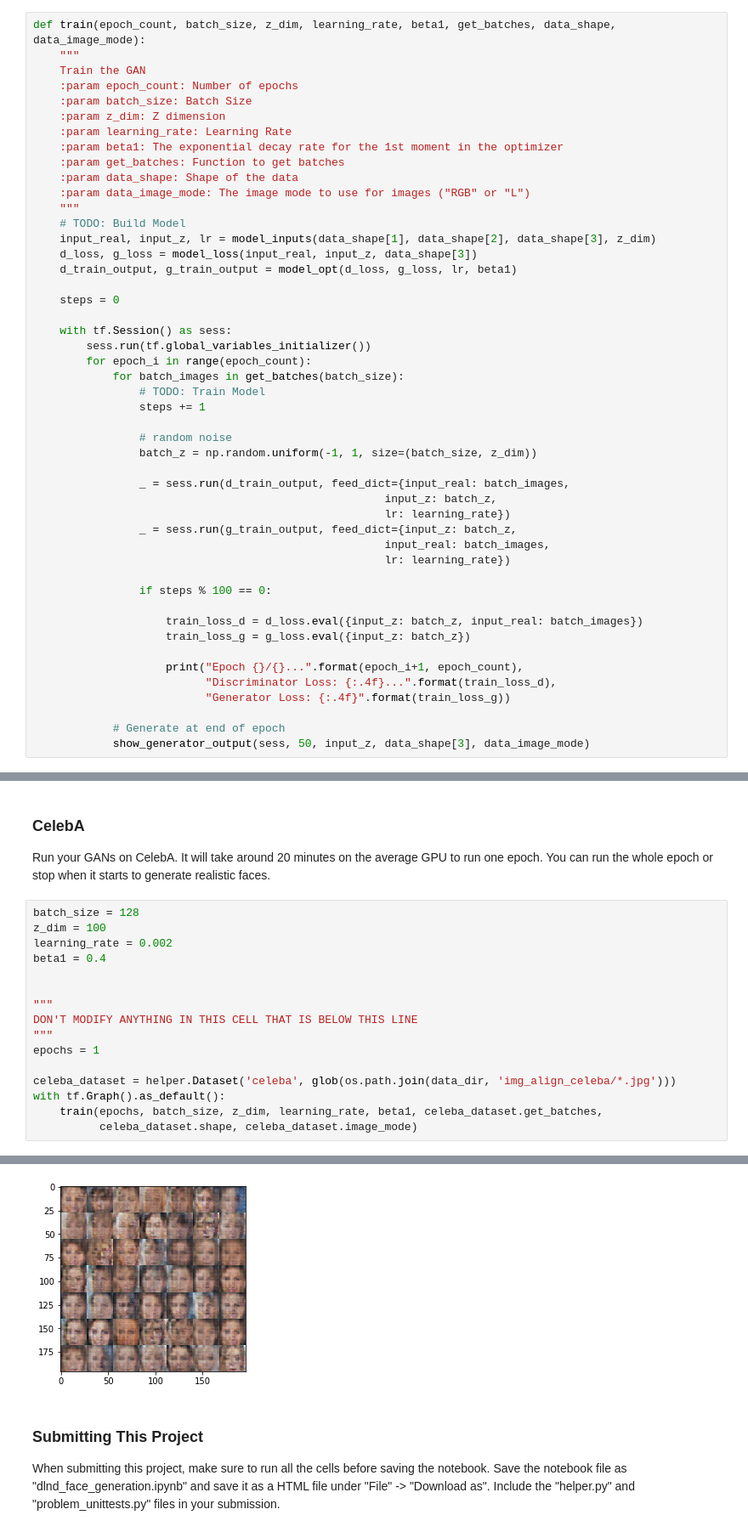
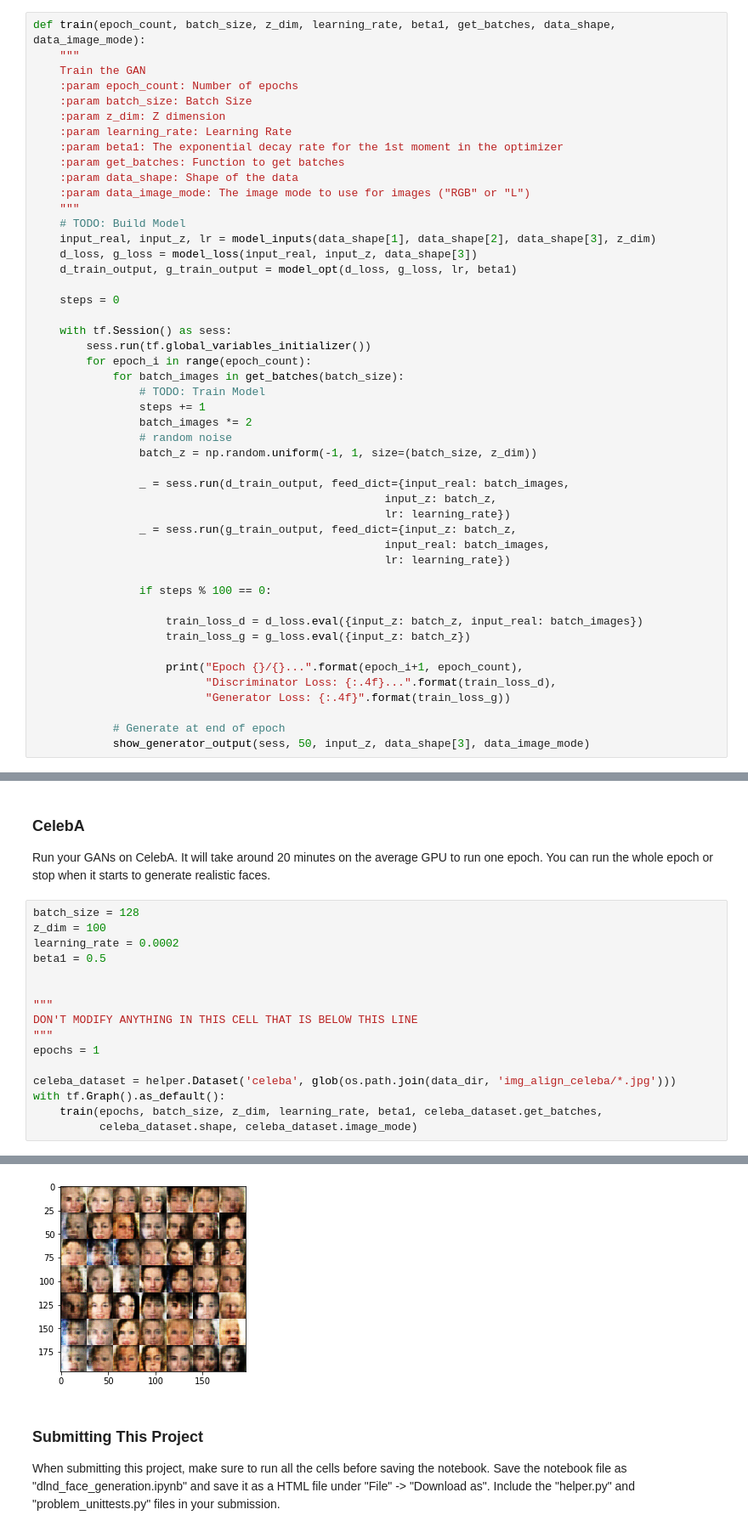
Before and after one commit to Ruofei29/Udactiy-Deep-Learning-Nanodegree, a Jupyter notebook: P5 Face Generation/dlnd_face_generation.ipynb, the cells around one changed output, grey strips where cells are left out. Shown at 85% size. Cells and saved outputs as stored; diff of their text form.

```diff
--- a/P5 Face Generation/dlnd_face_generation.ipynb
+++ b/P5 Face Generation/dlnd_face_generation.ipynb
@@ -354,7 +354,7 @@ def train(epoch_count, batch_size, z_dim, learning_rate, beta1, get_batches, dat
             for batch_images in get_batches(batch_size):
                 # TODO: Train Model
                 steps += 1
-
+                batch_images *= 2
                 # random noise
                 batch_z = np.random.uniform(-1, 1, size=(batch_size, z_dim))
 
@@ -422,8 +422,8 @@ Run your GANs on CelebA.  It will take around 20 minutes on the average GPU to r
 # %%
 batch_size = 128
 z_dim = 100
-learning_rate = 0.002
-beta1 = 0.4
+learning_rate = 0.0002
+beta1 = 0.5
 
 
 """
@@ -454,4 +454,4 @@ Epoch 1/1... Discriminator Loss: 1.2698... Generator Loss: 0.4395
-[figure, old version]
+[figure, new version]
 # %% [markdown]
 ### Submitting This Project
 When submitting this project, make sure to run all the cells before saving the notebook. Save the notebook file as "dlnd_face_generation.ipynb" and save it as a HTML file under "File" -> "Download as". Include the "helper.py" and "problem_unittests.py" files in your submission.
```
Also changed, not shown: parts of 2 cells of this notebook, 1 other file.
